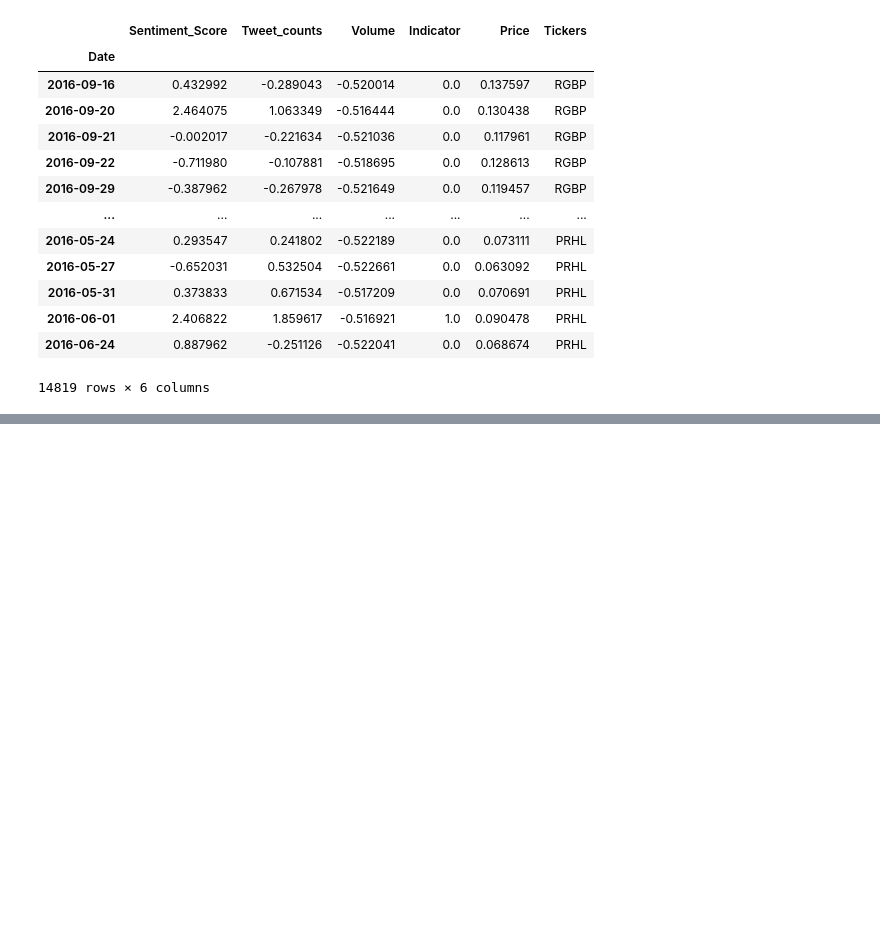
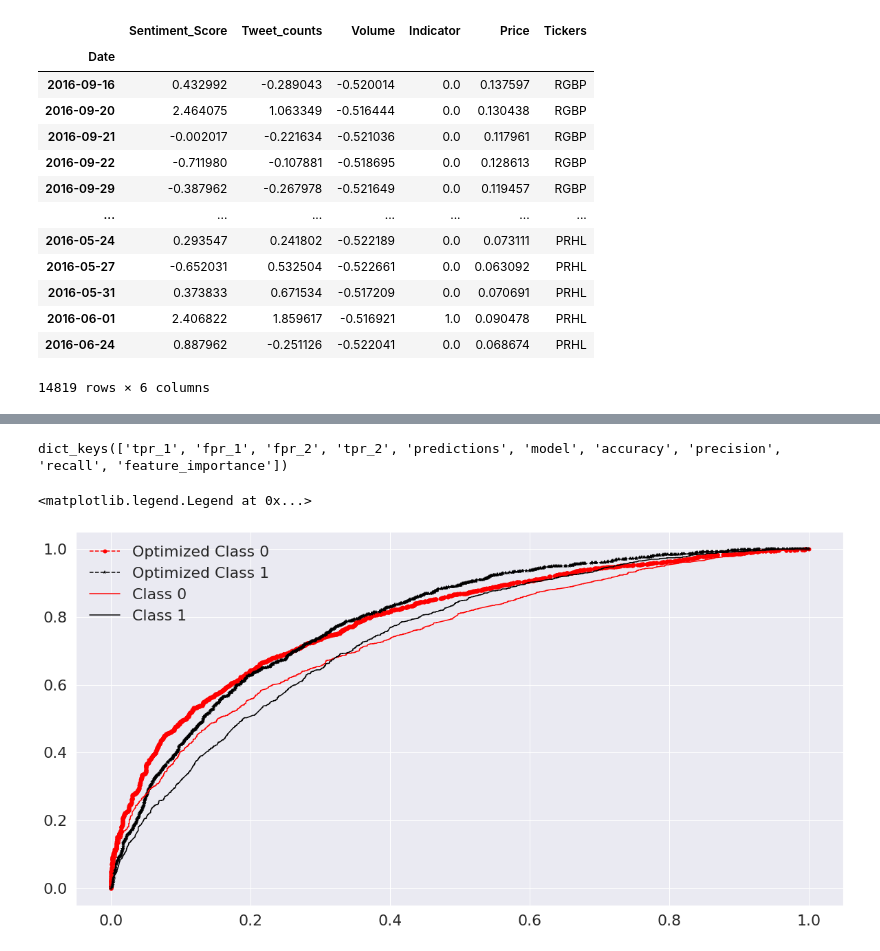
Before and after one commit to abhinavgairola/Anomaly_Detection_OTC_Market, a Jupyter notebook: EDA+Machine_learning.ipynb, the cells around one changed output, grey strips where cells are left out. Drawn from its saved outputs; the diff is of its cells as text; code cells hidden in the pictures; blank space fills up the shorter version.

```diff
--- a/EDA+Machine_learning.ipynb
+++ b/EDA+Machine_learning.ipynb
@@ -275,0 +482,14 @@ plot_model(tuned_lgbm,'confusion_matrix',scale=2)
+# %%
+Output.keys()
+# %% [output]
+dict_keys(['tpr_1', 'fpr_1', 'fpr_2', 'tpr_2', 'predictions', 'model', 'accuracy', 'precision', 'recall', 'feature_importance'])
+# %%
+plt.figure(figsize=(20,10))
+plt.plot(Output['fpr_1'],Output['tpr_1'],'--o',label='Optimized Class 0',color='red')
+plt.plot(Output['fpr_2'],Output['tpr_2'],'--*',label='Optimized Class 1',color='black')
+plt.plot(fpr_1,tpr_1,label='Class 0',color='red')
+plt.plot(fpr_2,tpr_2,label='Class 1',color='black')
+plt.legend(loc='best')
+# %% [output]
+<matplotlib.legend.Legend at 0x...>
+[figure, added]
```
Also changed, not shown: parts of 35 cells of this notebook.
